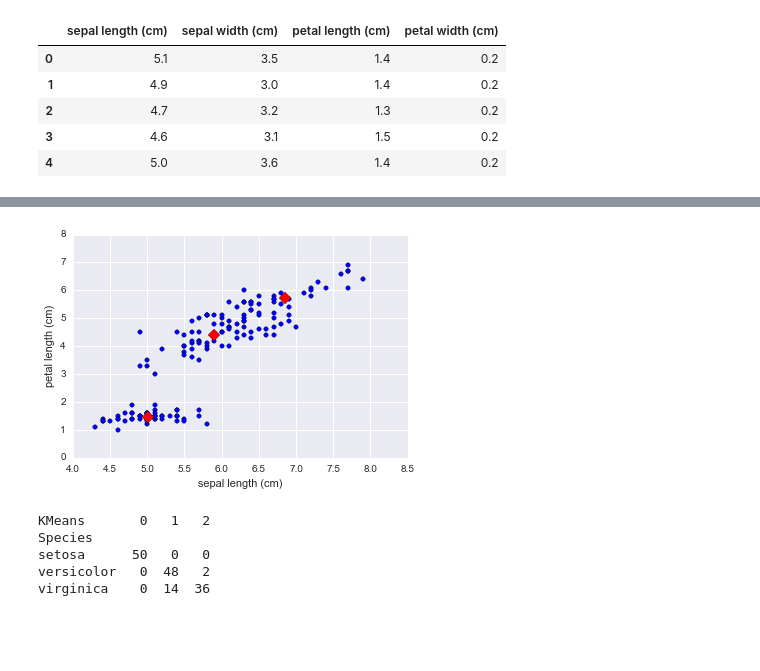
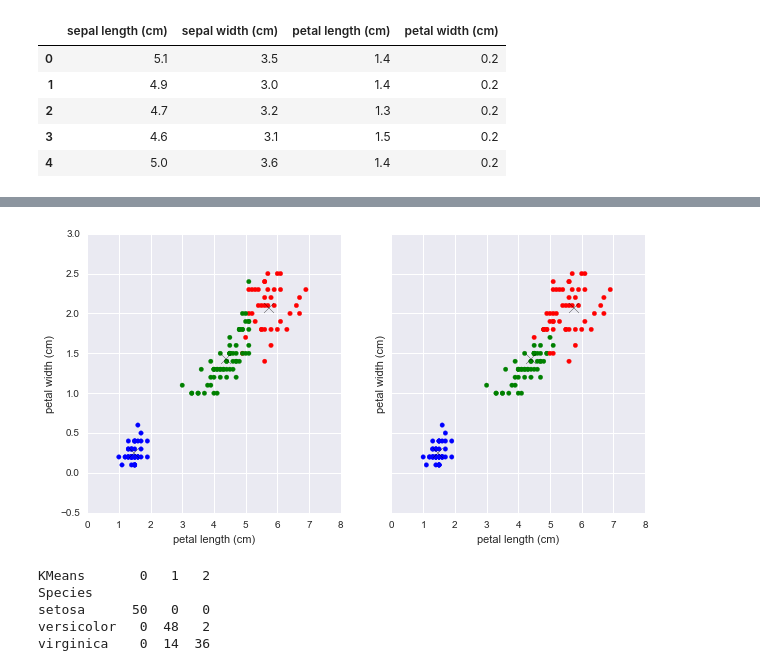
Before and after one commit to edging1218/Sklearn, a Jupyter notebook: Unsupervised_learning/KMeans_Iris.ipynb, the cells around one changed output, grey strips where cells are left out. Saved outputs shown, nothing was run; the diff lists cells and outputs as text; code cells hidden in the pictures; blank space fills up the shorter version.

```diff
--- a/Unsupervised_learning/KMeans_Iris.ipynb
+++ b/Unsupervised_learning/KMeans_Iris.ipynb
@@ -45,12 +42,19 @@ plt.show()
-# %%
-centroids = model.cluster_centers_
-plt.scatter(x = x_names[0], y = x_names[2], data = iris_df)
-plt.scatter(centroids[:, 0], centroids[:, 2], marker='D', s=70, c = 'r')
-plt.xlabel(x_names[0])
-plt.ylabel(x_names[2])
-plt.show()
-# %% [output]
-[figure, removed]
+# %%
+centroids = model.cluster_centers_
+kc = {0:'green', 1:'blue', 2:'red'}
+sc = {'setosa':'blue', 'versicolor':'green', 'virginica':'red'}
+fig, (ax1, ax2) = plt.subplots(ncols=2, sharey=True, figsize = (10, 5))
+ax1.scatter(x = x_names[2], y = x_names[3], data = iris_df, color = iris_df['KMeans'].apply(lambda x: kc[x]))
+ax1.scatter(centroids[:, 2], centroids[:, 3], marker='x', s=100, c = 'k')
+ax1.set_xlabel(x_names[2])
+ax1.set_ylabel(x_names[3])
+ax2.scatter(x = x_names[2], y = x_names[3], data = iris_df, color = iris_df['Species'].apply(lambda x: sc[x]))
+ax2.scatter(centroids[:, 2], centroids[:, 3], marker='x', s=100, c = 'k')
+plt.xlabel(x_names[2])
+plt.ylabel(x_names[3])
+plt.show()
+# %% [output]
+[figure, added]
 # %%
 ct = pd.crosstab(iris_df['Species'], iris_df['KMeans'])
 print ct
```
Also changed, not shown: parts of 4 cells of this notebook, 1 other file.
